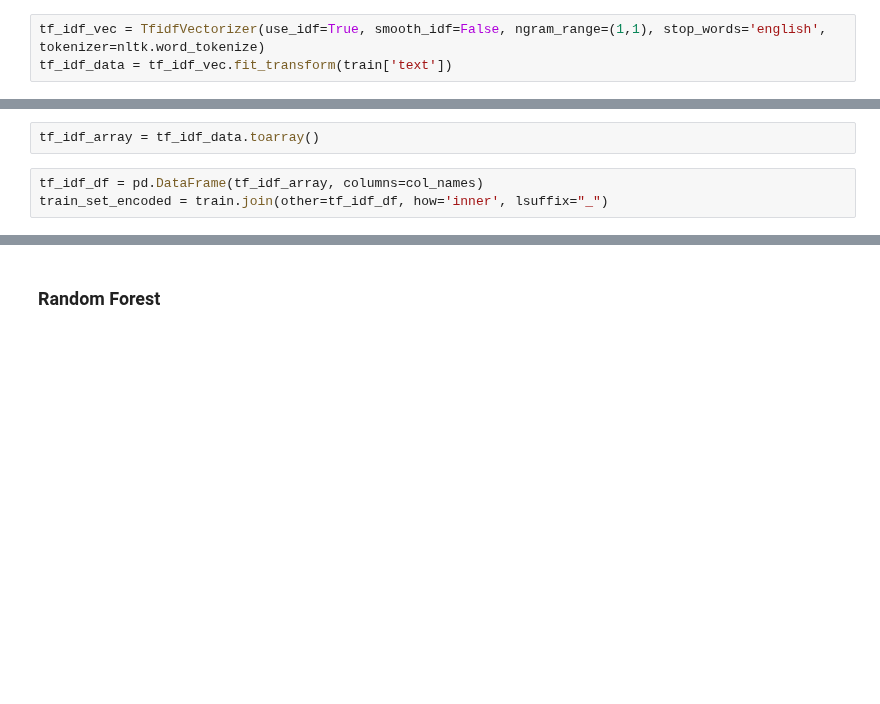
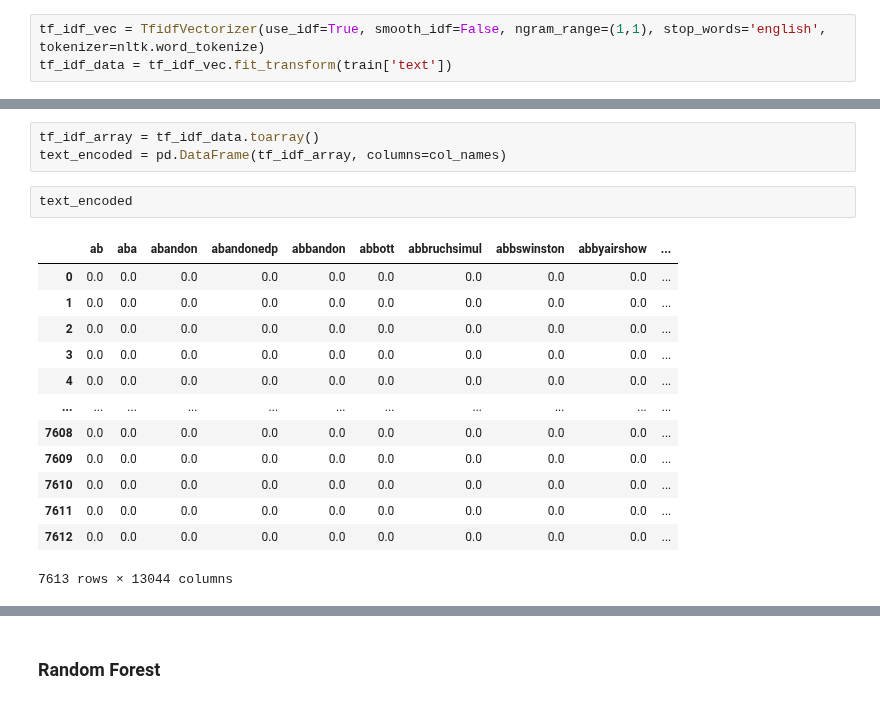
Before and after one commit to pablbob/9558-7506-Data-Hunters, a Jupyter notebook: TP2/random_forest.ipynb, the cells around one changed output, grey strips where cells are left out. Cells and saved outputs as stored; diff of their text form; blank space fills up the shorter version.

```diff
--- a/TP2/random_forest.ipynb
+++ b/TP2/random_forest.ipynb
@@ -76,6 +120,20 @@ col_names
  ...]
 # %%
 tf_idf_array = tf_idf_data.toarray()
+text_encoded = pd.DataFrame(tf_idf_array, columns=col_names)
-# %%
-tf_idf_df = pd.DataFrame(tf_idf_array, columns=col_names)
-train_set_encoded = train.join(other=tf_idf_df, how='inner', lsuffix="_")
+# %%
+text_encoded
+# %% [output]
+|  | ab | aba | abandon | abandonedp | abbandon | abbott | abbruchsimul | abbswinston | abbyairshow | ... |
+| 0 | 0.0 | 0.0 | 0.0 | 0.0 | 0.0 | 0.0 | 0.0 | 0.0 | 0.0 | ... |
+| 1 | 0.0 | 0.0 | 0.0 | 0.0 | 0.0 | 0.0 | 0.0 | 0.0 | 0.0 | ... |
+| 2 | 0.0 | 0.0 | 0.0 | 0.0 | 0.0 | 0.0 | 0.0 | 0.0 | 0.0 | ... |
+| 3 | 0.0 | 0.0 | 0.0 | 0.0 | 0.0 | 0.0 | 0.0 | 0.0 | 0.0 | ... |
+| 4 | 0.0 | 0.0 | 0.0 | 0.0 | 0.0 | 0.0 | 0.0 | 0.0 | 0.0 | ... |
+| ... | ... | ... | ... | ... | ... | ... | ... | ... | ... | ... |
+| 7608 | 0.0 | 0.0 | 0.0 | 0.0 | 0.0 | 0.0 | 0.0 | 0.0 | 0.0 | ... |
+| 7609 | 0.0 | 0.0 | 0.0 | 0.0 | 0.0 | 0.0 | 0.0 | 0.0 | 0.0 | ... |
+| 7610 | 0.0 | 0.0 | 0.0 | 0.0 | 0.0 | 0.0 | 0.0 | 0.0 | 0.0 | ... |
+| 7611 | 0.0 | 0.0 | 0.0 | 0.0 | 0.0 | 0.0 | 0.0 | 0.0 | 0.0 | ... |
+| 7612 | 0.0 | 0.0 | 0.0 | 0.0 | 0.0 | 0.0 | 0.0 | 0.0 | 0.0 | ... |
+7613 rows × 13044 columns
```
Also changed, not shown: parts of 37 cells of this notebook, 2 other files.
